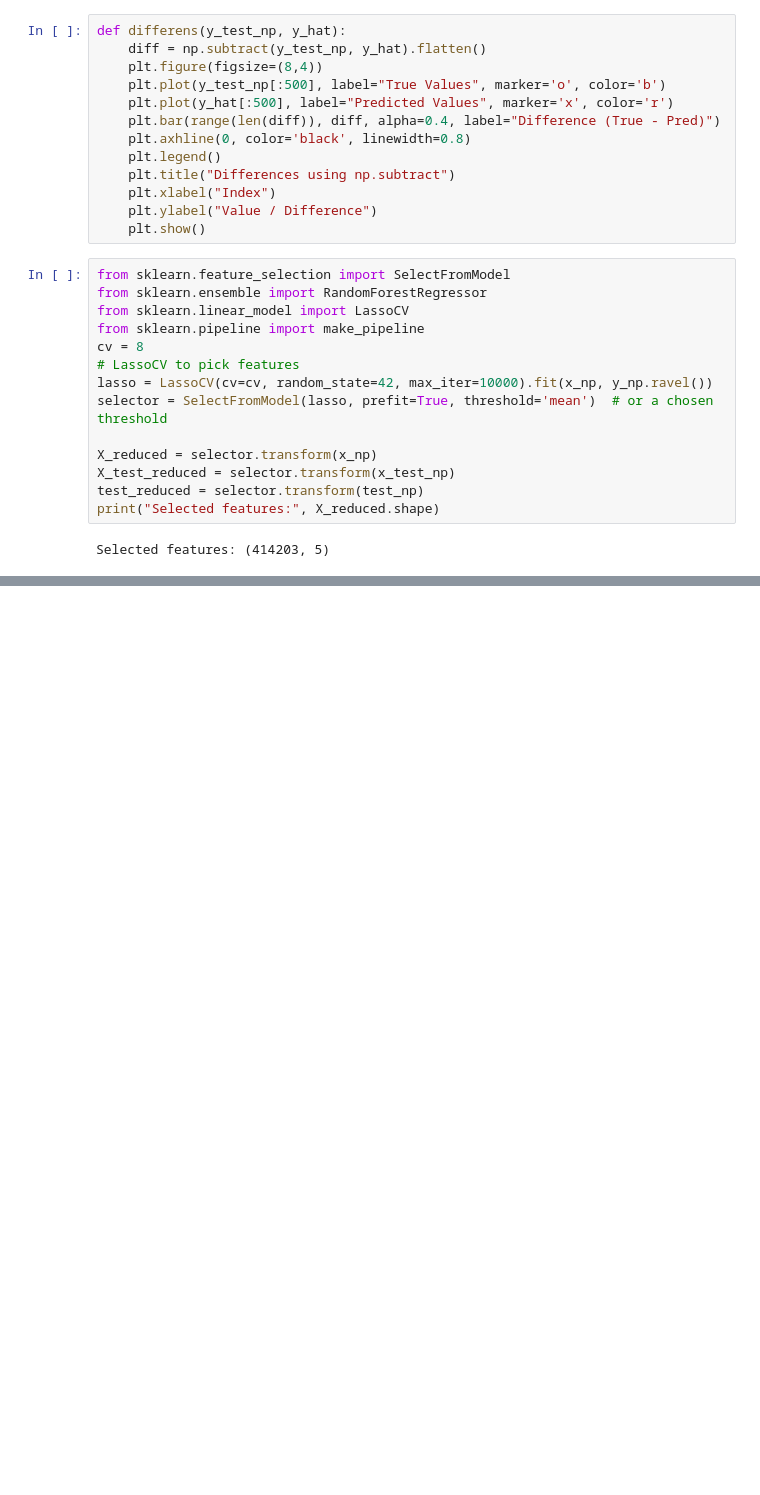
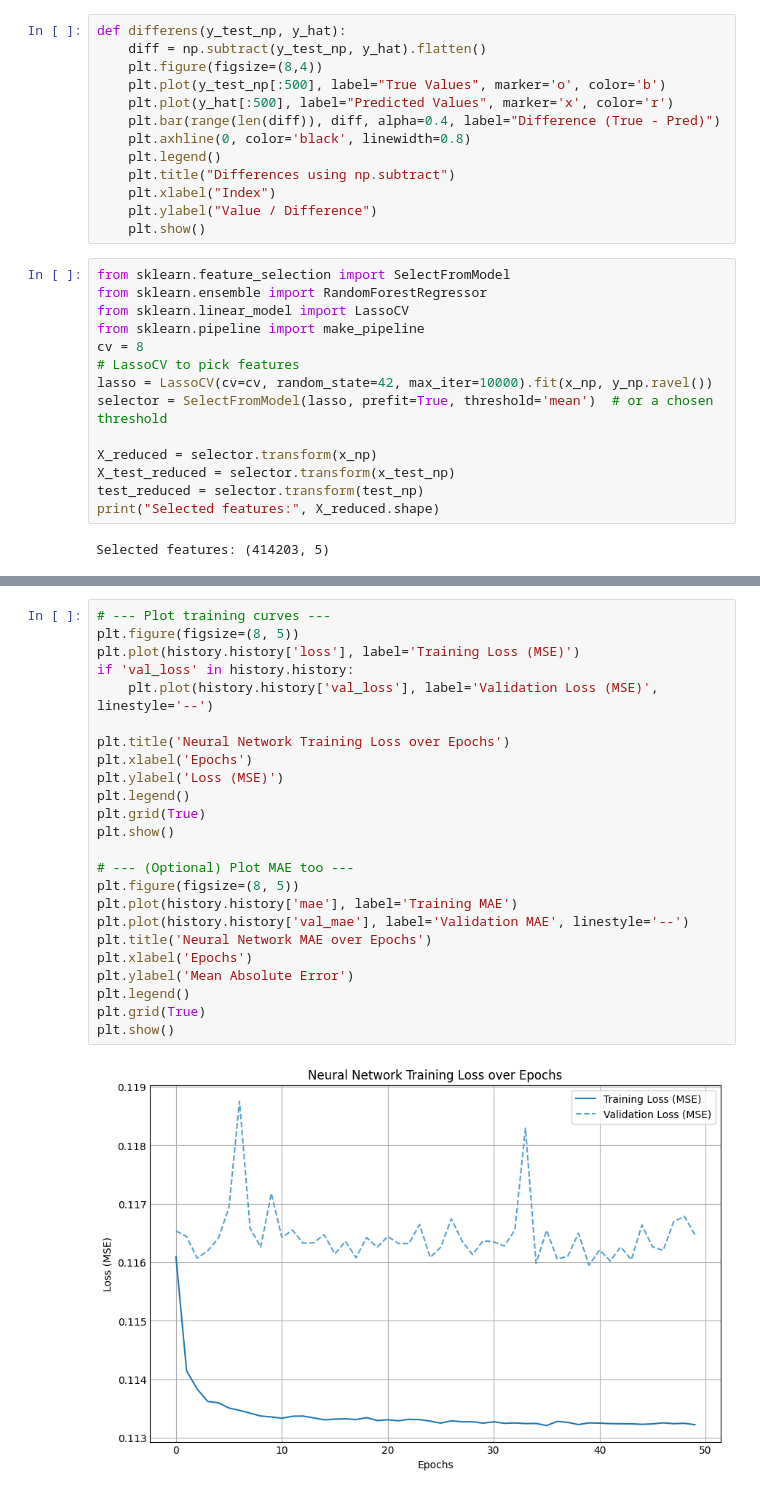
Before and after one commit to Santyamaya98/AI_and_MachineL_projects, a Jupyter notebook: road-accident.ipynb, the cells around one changed output, grey strips where cells are left out. Saved outputs shown, nothing was run; the diff lists cells and outputs as text; blank space fills up the shorter version.

```diff
--- a/road-accident.ipynb
+++ b/road-accident.ipynb
@@ -591,0 +711,26 @@ y_hat_xgb_test = xgb_model.predict(test_reduced)
+# %%
+# --- Plot training curves ---
+plt.figure(figsize=(8, 5))
+plt.plot(history.history['loss'], label='Training Loss (MSE)')
+if 'val_loss' in history.history:
+    plt.plot(history.history['val_loss'], label='Validation Loss (MSE)', linestyle='--')
+
+plt.title('Neural Network Training Loss over Epochs')
+plt.xlabel('Epochs')
+plt.ylabel('Loss (MSE)')
+plt.legend()
+plt.grid(True)
+plt.show()
+
+# --- (Optional) Plot MAE too ---
+plt.figure(figsize=(8, 5))
+plt.plot(history.history['mae'], label='Training MAE')
+plt.plot(history.history['val_mae'], label='Validation MAE', linestyle='--')
+plt.title('Neural Network MAE over Epochs')
+plt.xlabel('Epochs')
+plt.ylabel('Mean Absolute Error')
+plt.legend()
+plt.grid(True)
+plt.show()
+# %% [output]
+[figure, added]
```
Also changed, not shown: parts of 36 cells of this notebook.
